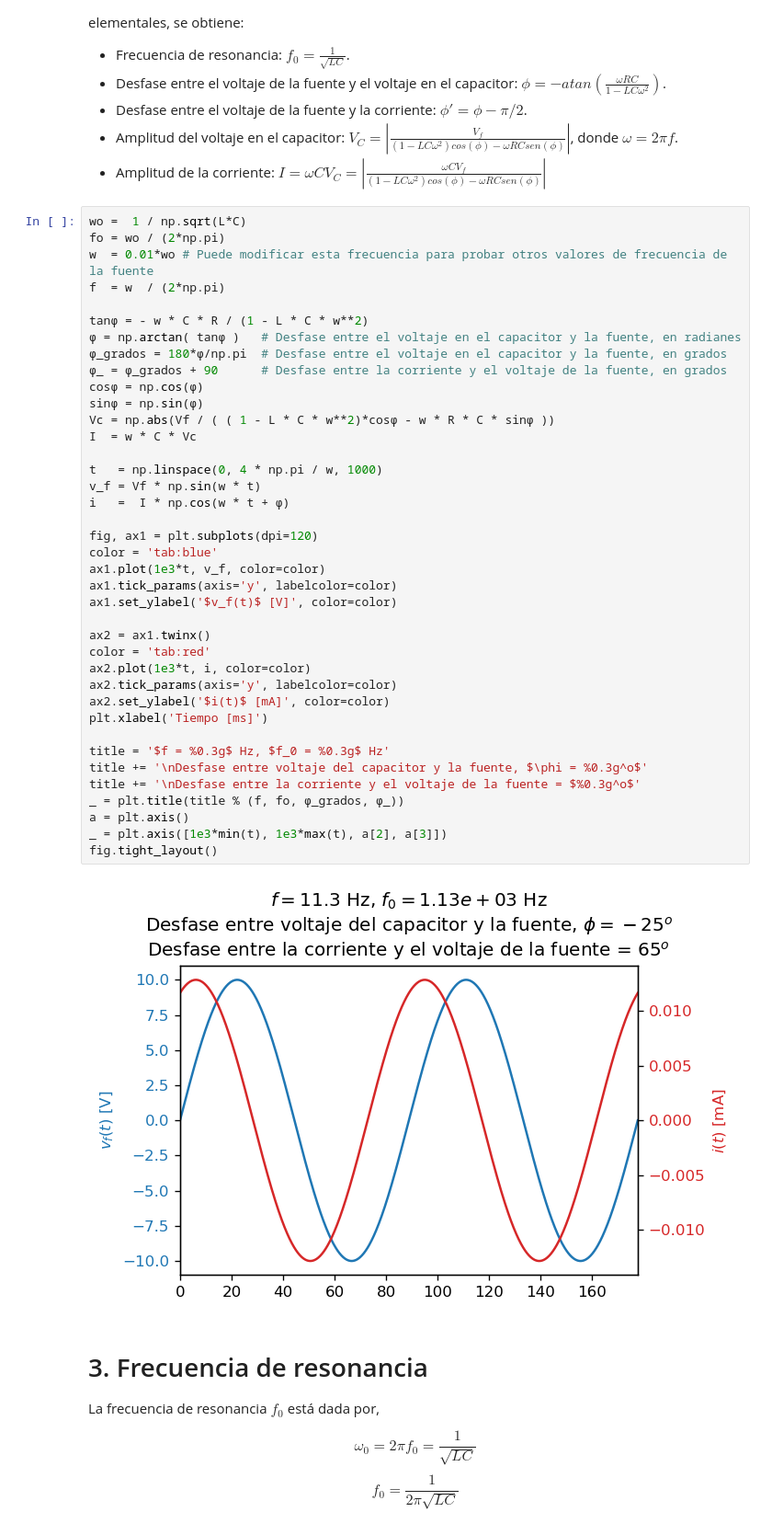
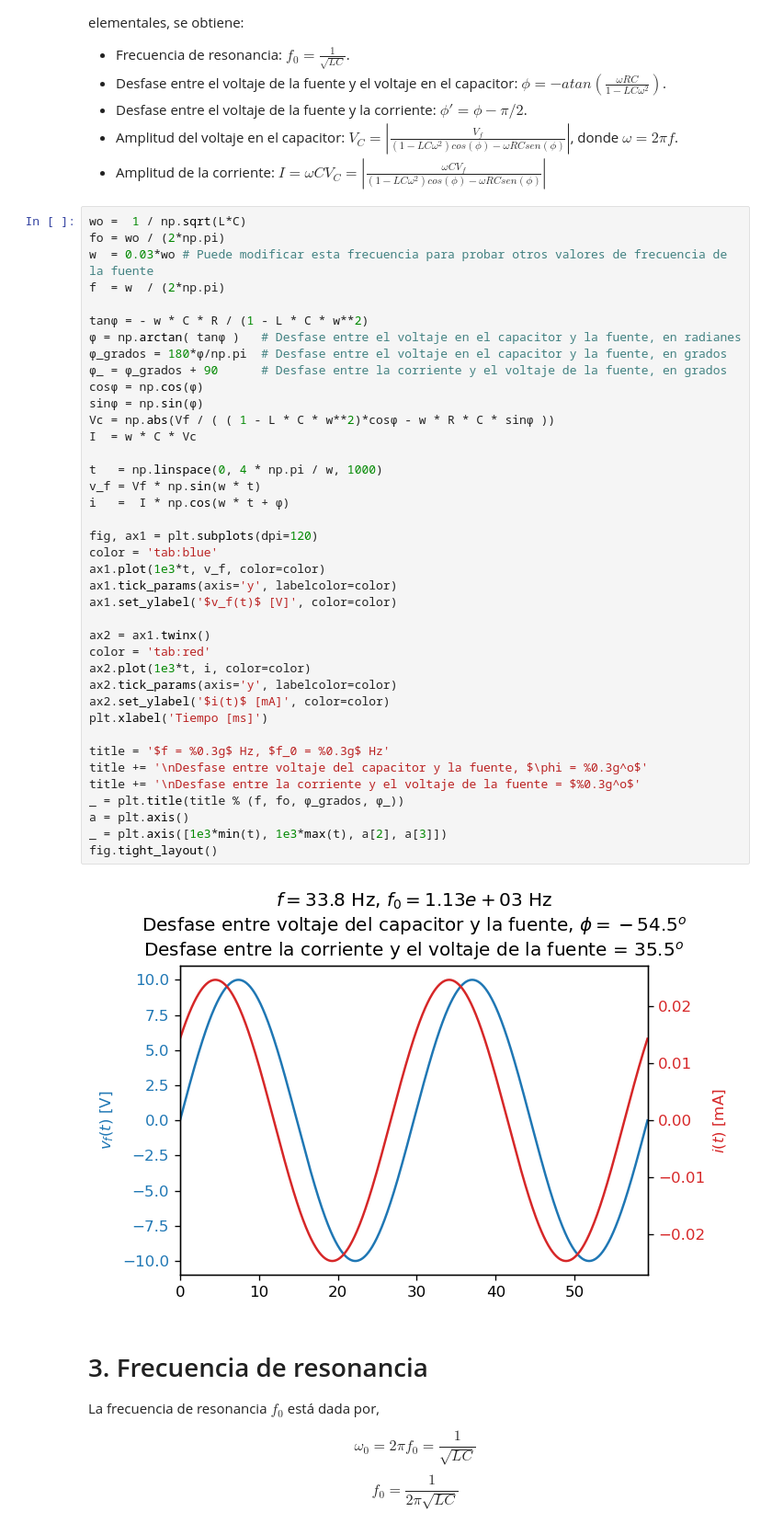
Before and after one commit to davidalejandromiranda/laboratorios-fisica, a Jupyter notebook: f3/i4b_Circuito_RLC_resonancia_factor_calidad.ipynb, the cells around one changed output. Shown: that part at 92% size. Cells and saved outputs as stored; diff of their text form.

```diff
--- a/f3/i4b_Circuito_RLC_resonancia_factor_calidad.ipynb
+++ b/f3/i4b_Circuito_RLC_resonancia_factor_calidad.ipynb
@@ -48,7 +48,7 @@ Al reemplazar el voltaje en el capacitor $\mathcal{V}_C$ en la ecuación (2) y d
 # %%
 wo =  1 / np.sqrt(L*C)
 fo = wo / (2*np.pi)
-w  = 0.01*wo # Puede modificar esta frecuencia para probar otros valores de frecuencia de la fuente
+w  = 0.03*wo # Puede modificar esta frecuencia para probar otros valores de frecuencia de la fuente
 f  = w  / (2*np.pi)
 
 tanφ = - w * C * R / (1 - L * C * w**2)
@@ -58,34 +58,34 @@ tanφ = - w * C * R / (1 - L * C * w**2)
 cosφ = np.cos(φ)
 sinφ = np.sin(φ)
 Vc = np.abs(Vf / ( ( 1 - L * C * w**2)*cosφ - w * R * C * sinφ ))
 I  = w * C * Vc
 
 t   = np.linspace(0, 4 * np.pi / w, 1000)
 v_f = Vf * np.sin(w * t)
 i   =  I * np.cos(w * t + φ)
 
 fig, ax1 = plt.subplots(dpi=120)
 color = 'tab:blue'
 ax1.plot(1e3*t, v_f, color=color)
 ax1.tick_params(axis='y', labelcolor=color)
 ax1.set_ylabel('$v_f(t)$ [V]', color=color)
 
 ax2 = ax1.twinx()
 color = 'tab:red'
 ax2.plot(1e3*t, i, color=color)
 ax2.tick_params(axis='y', labelcolor=color)
 ax2.set_ylabel('$i(t)$ [mA]', color=color)
 plt.xlabel('Tiempo [ms]')
 
 title = '$f = %0.3g$ Hz, $f_0 = %0.3g$ Hz'
 title += '\nDesfase entre voltaje del capacitor y la fuente, $\phi = %0.3g^o$'
 title += '\nDesfase entre la corriente y el voltaje de la fuente = $%0.3g^o$'
 _ = plt.title(title % (f, fo, φ_grados, φ_))
 a = plt.axis()
 _ = plt.axis([1e3*min(t), 1e3*max(t), a[2], a[3]])
 fig.tight_layout()
 # %% [output]
-[figure, old version]
+[figure, new version]
 # %% [markdown]
 # 3. Frecuencia de resonancia
 La frecuencia de resonancia $f_0$ está dada por,
```
